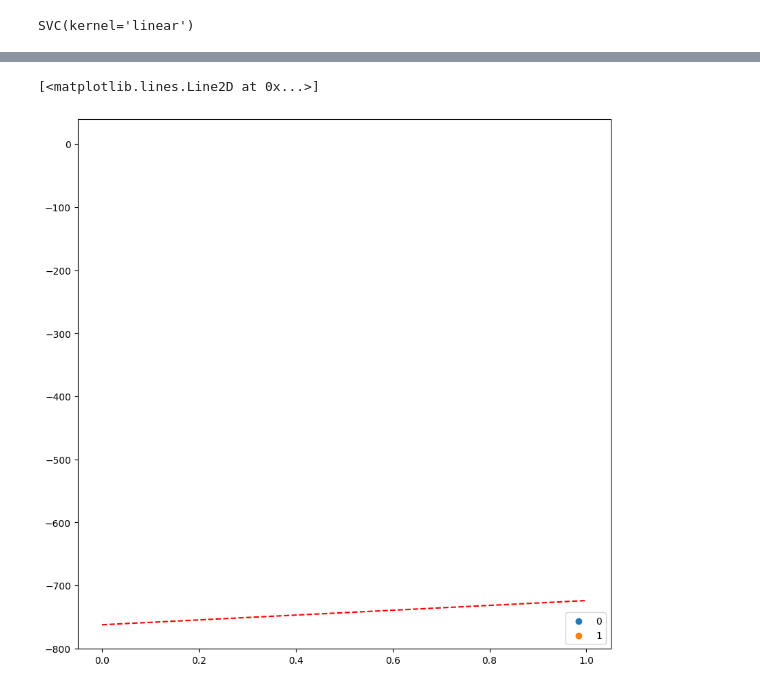
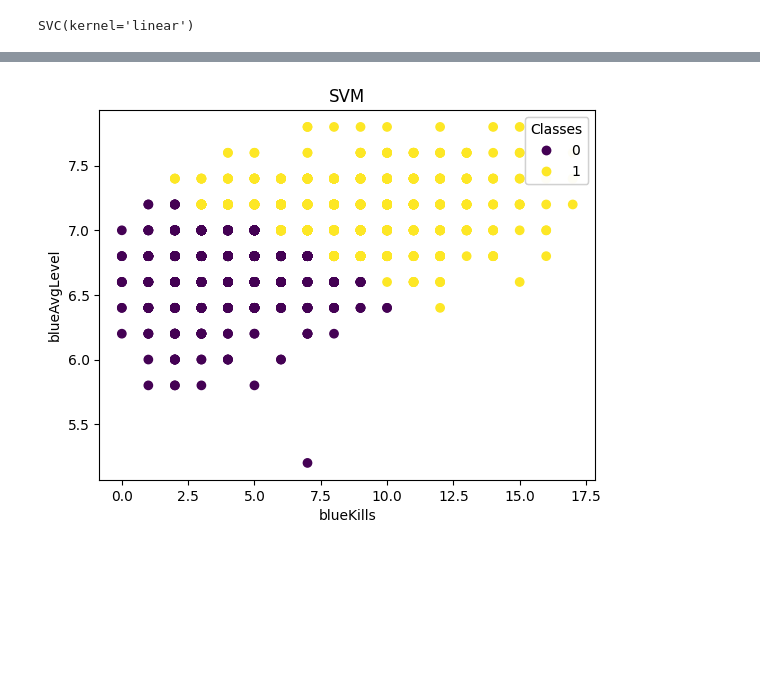
Before and after one commit to jazurdia/Lab02-IA, a Jupyter notebook: v2.ipynb, the cells around one changed output, grey strips where cells are left out. Saved outputs shown, nothing was run; the diff lists cells and outputs as text; code cells hidden in the pictures; blank space fills up the shorter version.

```diff
--- a/v2.ipynb
+++ b/v2.ipynb
@@ -24,9 +12,12 @@ y = datos.iloc[:, -1].values
+# %%
+dataset = pd.read_csv("league_of_lol.csv")
+
+# insert on a dataframe called pd the following columns: blueKills', 'blueAvgLevel', 'blueWins'
+pd = dataset[['blueKills', 'blueAvgLevel', 'blueWins']]
+pd
+
+X = pd.iloc[:, :-1].values
+y = pd.iloc[:, -1].values
 # %%
 #Dividir el conjunto de datos en entrenamiento y prueba
 X_entreno, X_prueba, y_entreno, y_prueba = train_test_split(X, y, test_size = 0.2, random_state = 1)
-# %%
-# Escalar variables
-from sklearn.preprocessing import MinMaxScaler
-escalador = MinMaxScaler()
-X_entreno[:, :-1] = escalador.fit_transform(X_entreno[:, :-1])
-X_prueba[:, :-1] = escalador.fit_transform(X_prueba[:, :-1])
@@ -73,22 +46,17 @@ X_prueba columns:  Index(['blueWardsPlaced', 'blueWardsDestroyed', 'blueFirstBlo
-# %%
-# plotting two variables (columns)
-
-plt.figure(figsize=(10, 10))
-# for scatterplot, x will be blueKills and y will be blueWardsDestroyed
-sns.scatterplot(
-    x = X_prueba[:, 3],
-    y = X_prueba[:, 1],
-    hue=y_pred,
-    s = 0
-)
-
-# construyamos el hiperplano.
-w = model.coef_[0]
-b = model.intercept_[0]
-xpoints = np.linspace(0, 1, 100)
-ypoints = -(w[0]/w[1])*xpoints - b/w[1]
-
-plt.plot(xpoints, ypoints, linestyle='--', c = 'r')
-# %% [output]
-[<matplotlib.lines.Line2D at 0x...>]
-[figure, removed]
+# %%
+# Previsualización de los resultados del conjunto de prueba
+fig, ax = plt.subplots()
+scatter = ax.scatter(X_prueba[:, 0], X_prueba[:, 1], c=y_pred)
+
+legend1 = ax.legend(*scatter.legend_elements(),
+                    loc="upper right", title="Classes")
+
+ax.add_artist(legend1)
+
+ax.set_title('SVM')
+ax.set_xlabel('blueKills')
+ax.set_ylabel('blueAvgLevel')
+
+plt.show()
+# %% [output]
+[figure, added]
```
Also changed, not shown: parts of 6 cells of this notebook, 1 other file.
